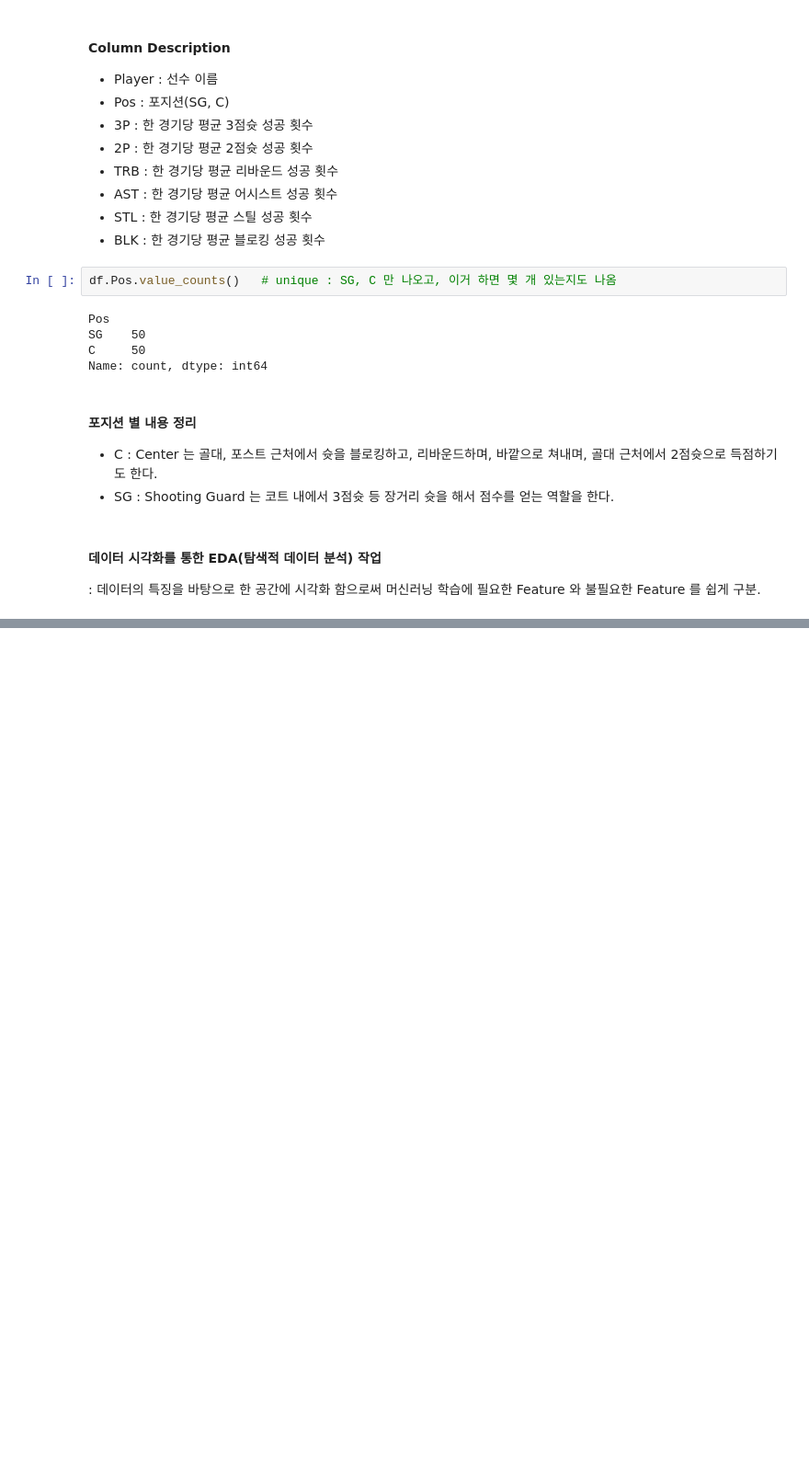
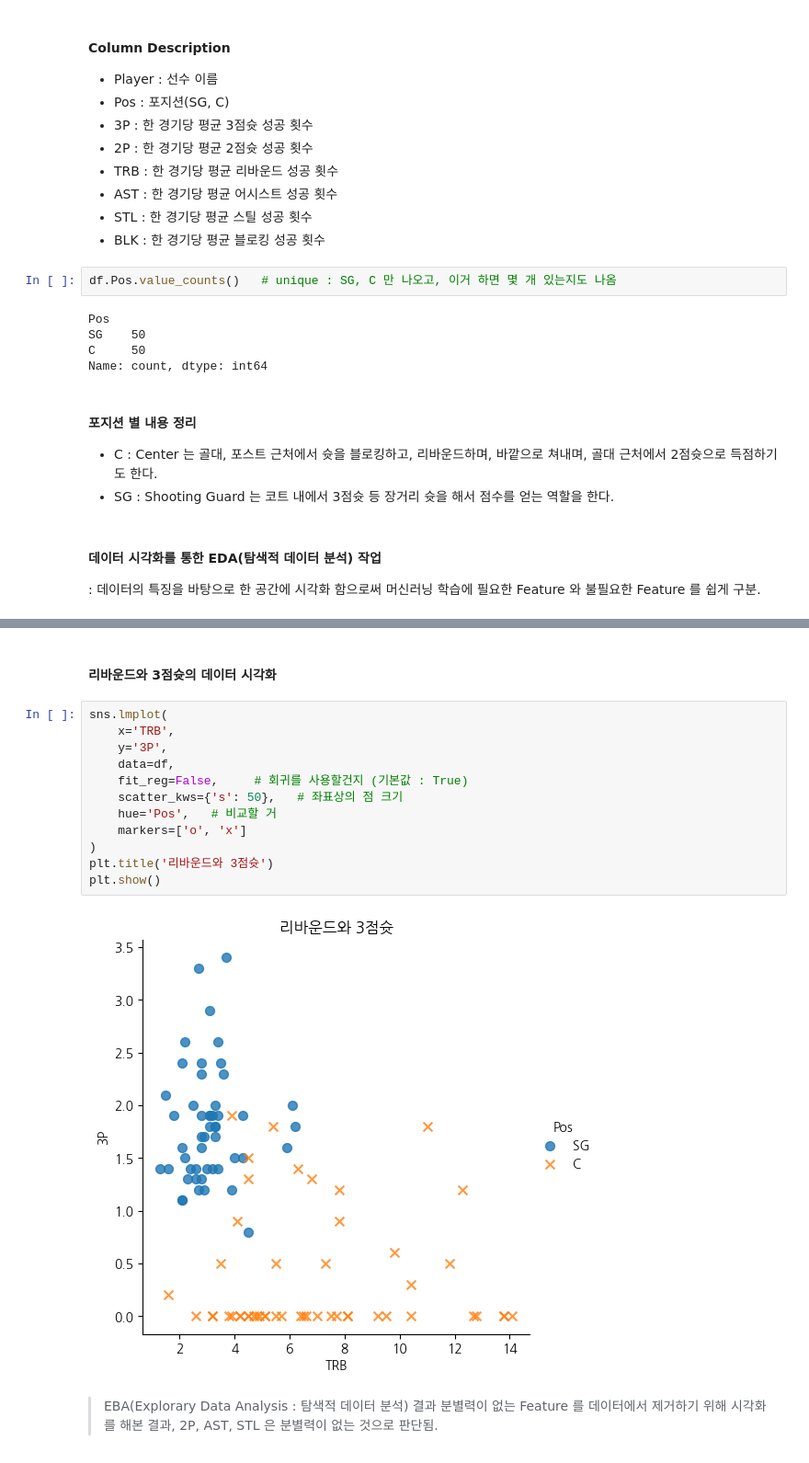
Before and after one commit to donggyu818/MachineLearning, a Jupyter notebook: Note/10.basketball.ipynb, the cells around one changed output, grey strips where cells are left out. Shown at 92% size. Drawn from its saved outputs; the diff is of its cells as text; blank space fills up the shorter version.

```diff
--- a/Note/10.basketball.ipynb
+++ b/Note/10.basketball.ipynb
@@ -57,0 +115,20 @@ Name: count, dtype: int64
+# %% [markdown]
+#### 리바운드와 3점슛의 데이터 시각화
+# %%
+sns.lmplot(
+    x='TRB',
+    y='3P',
+    data=df,
+    fit_reg=False,     # 회귀를 사용할건지 (기본값 : True)
+    scatter_kws={'s': 50},   # 좌표상의 점 크기
+    hue='Pos',   # 비교할 거
+    markers=['o', 'x']
+)
+plt.title('리바운드와 3점슛')
+plt.show()
+# %% [output]
+[figure, added]
+# %% [markdown]
+> EBA(Explorary Data Analysis : 탐색적 데이터 분석) 결과
+ 분별력이 없는 Feature 를 데이터에서 제거하기 위해 시각화를 해본 결과,
+ 2P, AST, STL 은 분별력이 없는 것으로 판단됨.
```
Also changed, not shown: parts of 18 cells of this notebook, 7 other files.
